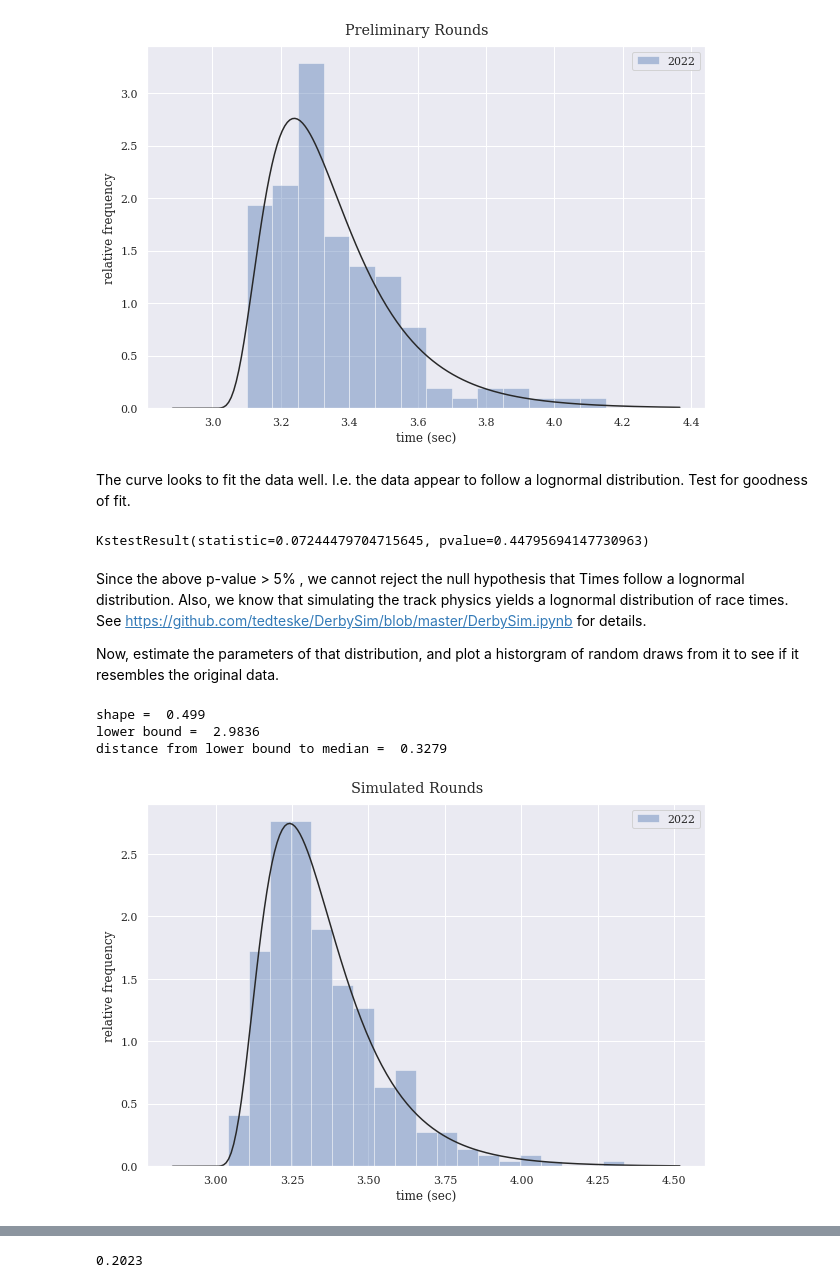
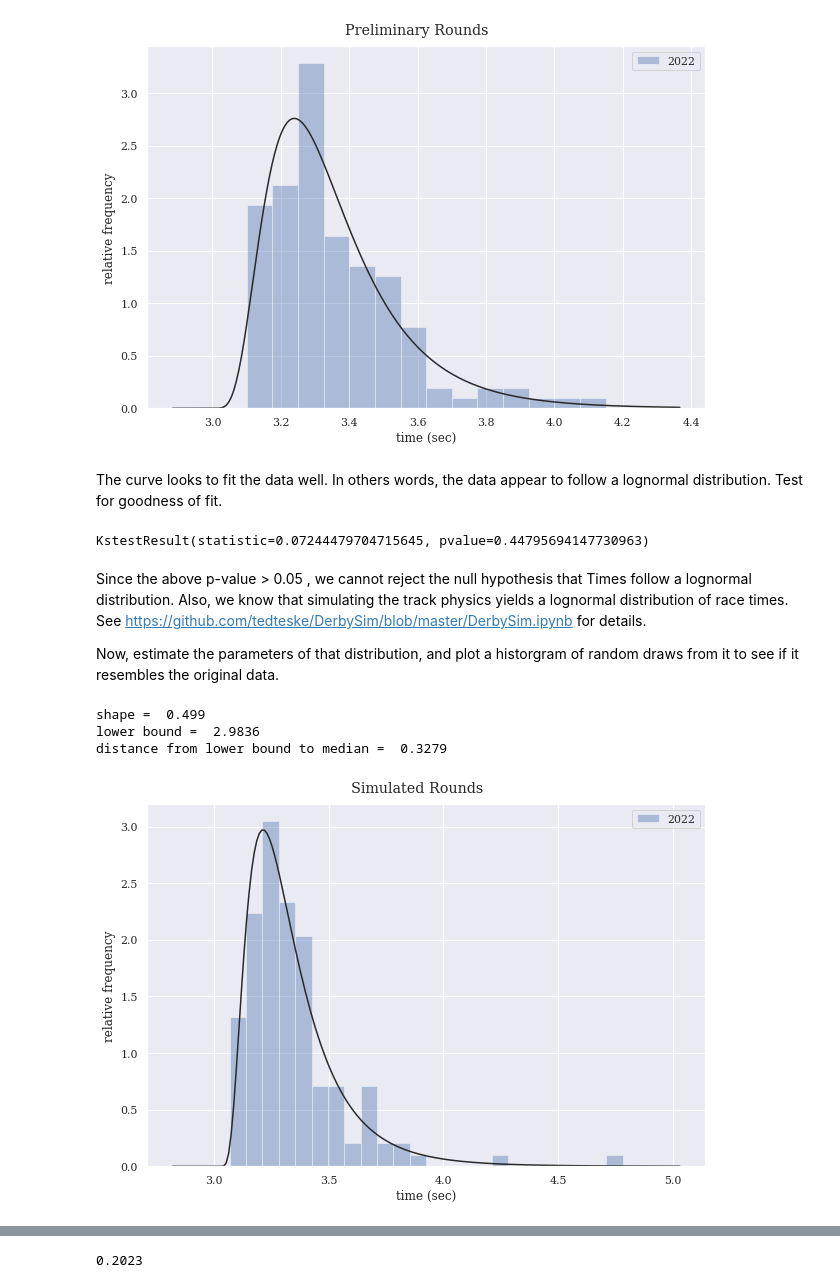
Before and after one commit to tedteske/DerbyStats, a Jupyter notebook: Pack_27_Derbystats.ipynb, the cells around one changed output, grey strips where cells are left out. Cells and saved outputs as stored; diff of their text form; code cells hidden in the pictures.

```diff
--- a/Pack_27_Derbystats.ipynb
+++ b/Pack_27_Derbystats.ipynb
@@ -120,18 +193,18 @@ def compare_hist(df, comps_dict, filter_dict=None,
 # %%
-data_dir = "/content/gdrive/My Drive/Colab Notebooks/scouts/pack 27 2020"
+data_dir = "/content/gdrive/My Drive/Colab Notebooks/scouts/pack 27"
 year_dirs = ["2018", "2019", "2020", "2021", "2022"]
-col_dict = {"Heat#":"Heat",
-            "Car#":"Car",
-            "Avg MPH":"MPH" }
-prelims = ['Lion', 'Tiger', 'Wolf', 'Bear', 'Webelo', 'AOL',
-           'LiTiWolf', 'WebAOL', 'prelims']
+col_dict = {"Heat#" : "Heat",
+            "Car#" : "Car",
+            "Avg MPH" : "MPH" }
+prelims_list = ['Lion', 'Tiger', 'Wolf', 'Bear', 'Webelo', 'AOL',
+                'LiTiWolf', 'WebAOL', 'prelims']
+finals_list = ['Finals', 'finals']
+disregard_list = ['Batman', 'Outlaw']
 
+# Iterate through data directory and import *.csv files into dataframe.
 temp_list = []
-
 for year_dir in year_dirs:
-
     results_files = glob.glob(data_dir + "/" + year_dir + "/" + "*.csv")
-
     for results_file in results_files:
         df = pd.read_csv(results_file, index_col=None, header=0)
         results_file = os.path.basename(results_file)
@@ -139,14 +212,12 @@ for year_dir in year_dirs:
         df['Year'] = year_dir
         df.rename(columns=col_dict, inplace=True)
         temp_list.append(df)
+all_results_df = pd.concat(temp_list, axis = 0, ignore_index = True)
+null_times_rows = all_results_df[all_results_df["Time"].isnull()].index
+all_results_df = all_results_df.drop(null_times_rows, axis=0)
+all_results_df = all_results_df[~all_results_df.Round.isin(disregard_list)]
 
-all_results_df = pd.concat(temp_list, axis = 0, ignore_index = True)
-all_results_df = all_results_df.drop(all_results_df[all_results_df["Time"].isnull()].index, axis=0)
-
-#to scan for misspelled names
-#names = ['Last Name','First Name']
-#all_results_df[names].groupby(names).agg('sum').iloc[50:]
-
+# Scan for misspelled names and fix.
 Names_Fixes = [['Adams', 'Johnathan', 'Adams', 'Jonathan'],
                ['Arreage','Angel', 'Arreaga','Angel'],
                ['Arreage', 'Axel', 'Arreaga', 'Axel'],
@@ -160,8 +231,10 @@ Names_Fixes = [['Adams', 'Johnathan', 'Adams', 'Jonathan'],
                ['Teske', 'Victor','Teske', 'Viktor'],
                ['Thompson Brylee', 'Brylee', 'Thompson', 'Brylee'],
                ['Oliver', 'Pool', 'Pool','Oliver']]
-
 for i in Names_Fixes:
     all_results_df.loc[(all_results_df['Last Name'] == i[0]) &
                         (all_results_df['First Name'] == i[1]),
                     ['Last Name', 'First Name']]=[i[2], i[3]]
+
+prelims_df = all_results_df[all_results_df.Round.isin(prelims_list)]
+finals_df = all_results_df[all_results_df.Round.isin(finals_list)]
@@ -181,7 +243,6 @@ all_results_df.head()
 # %% [markdown]
 Let's compare the preliminary rounds with previous years. First, run the usual stats.
 # %%
-prelims_df = all_results_df[all_results_df.Round.isin(prelims)]
 prelims_df.groupby(['Year'])['Time'].describe().round(3).T
 # %% [output]
 | Year | 2019 | 2020 | 2021 | 2022 |
@@ -535,39 +618,39 @@ compare_hist(prelims_df, comps, title="Preliminary Rounds",
 # %% [output]
 [figure]
 # %% [markdown]
-The curve looks to fit the data well. I.e. the data appear to follow a lognormal distribution. Test for goodness of fit.
+The curve looks to fit the data well. In others words, the data appear to follow a lognormal distribution. Test for goodness of fit.
 # %%
 #https://docs.scipy.org/doc/scipy/reference/generated/scipy.stats.kstest.html#scipy.stats.kstest
 stats.kstest(times, "lognorm", stats.lognorm.fit(times))
 # %% [output]
 KstestResult(statistic=0.07244479704715645, pvalue=0.44795694147730963)
 # %% [markdown]
-Since the above p-value > 5% , we cannot reject the null hypothesis that Times follow a lognormal distribution. Also, we know that simulating the track physics yields a lognormal distribution of race times. See https://github.com/tedteske/DerbySim/blob/master/DerbySim.ipynb for details.
+Since the above p-value > 0.05 , we cannot reject the null hypothesis that Times follow a lognormal distribution. Also, we know that simulating the track physics yields a lognormal distribution of race times. See https://github.com/tedteske/DerbySim/blob/master/DerbySim.ipynb for details.
 
 Now, estimate the parameters of that distribution, and plot a historgram of random draws from it to see if it resembles the original data.
 # %%
 shape, floor, median = stats.lognorm.fit(times)
 
 print("shape = ", shape.round(4))
 print("lower bound = ", floor.round(4))
 print("distance from lower bound to median = ", median.round(4))
 print("\n")
 
 dist = []
-for i in range(324):
+for i in range(len(times)):
     x = stats.lognorm.rvs(s=shape, loc=floor, scale=median)
     dist.append(['2022', x])
 
 df = pd.DataFrame(dist, columns = ['Year', 'Time'])
 
 comps = {'Year' : ['2022']}
 compare_hist(df, comps_dict=comps, title="Simulated Rounds",
          hist=True, norm_hist=True, kde=False, fit=stats.lognorm)
 # %% [output]
 shape =  0.499
 lower bound =  2.9836
 distance from lower bound to median =  0.3279
-[figure, old version]
+[figure, new version]
 # %% [markdown]
 Yes, sure does.
 
```
Also changed, not shown: parts of 24 cells of this notebook.
